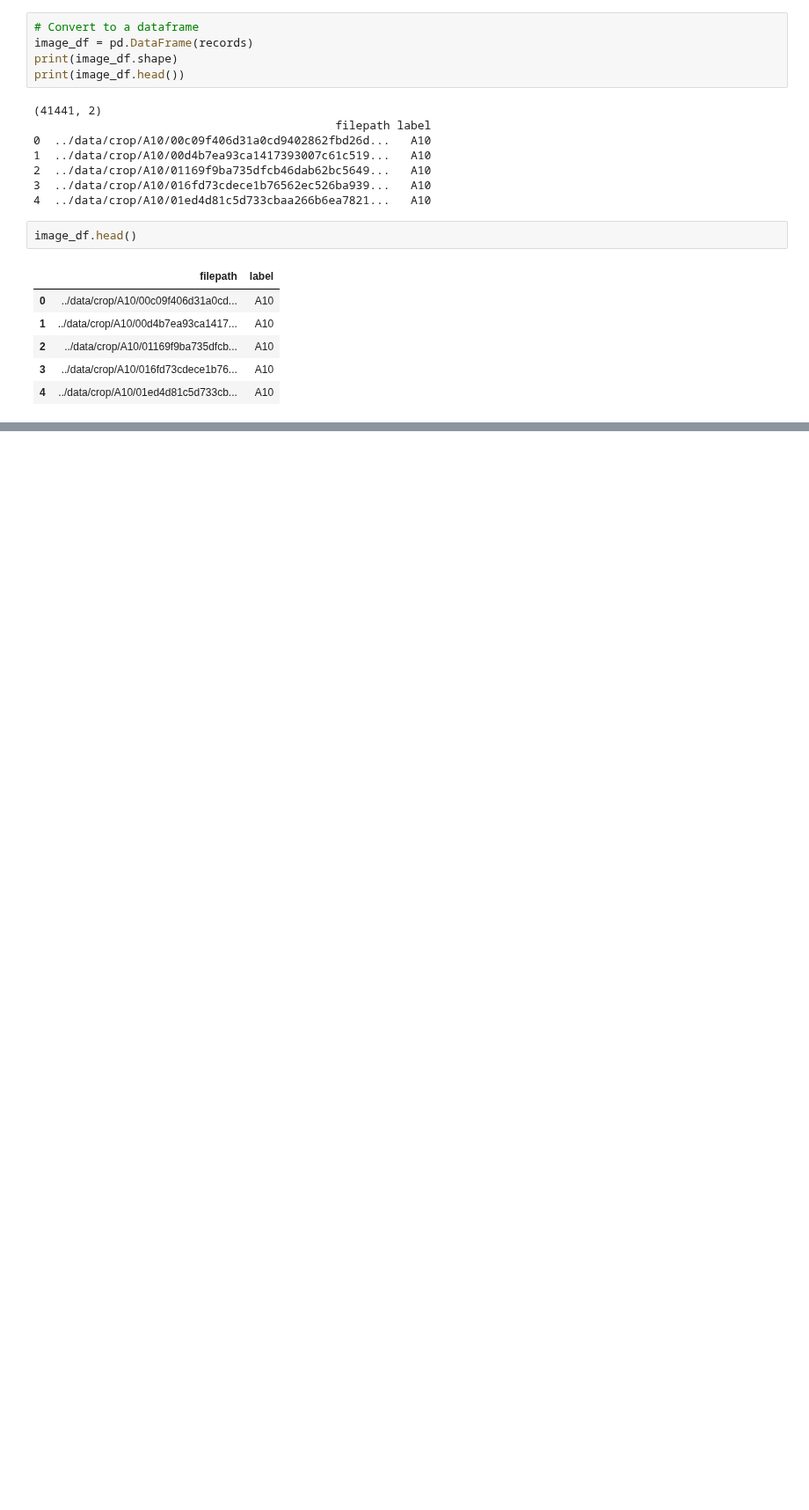
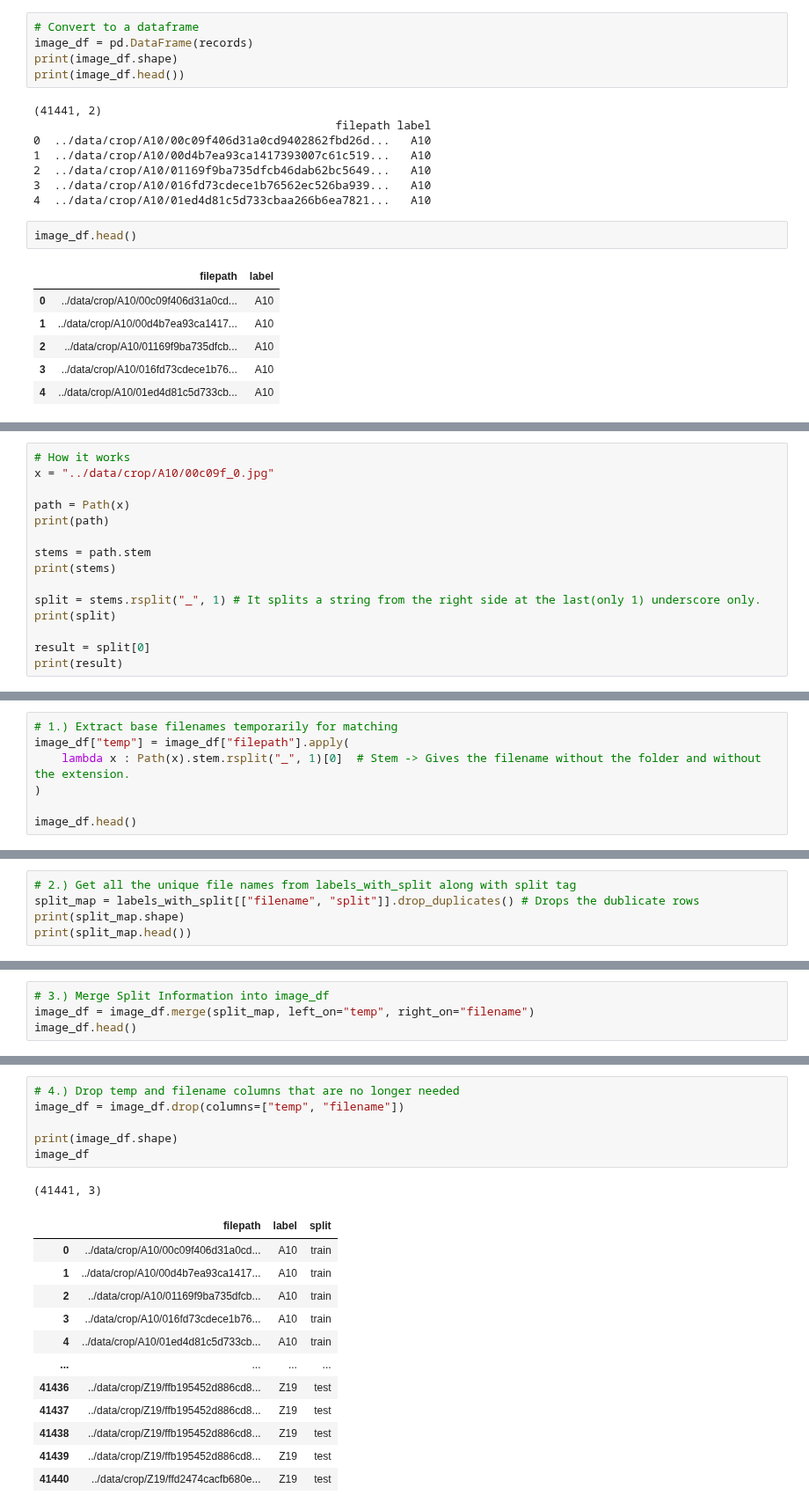
Before and after one commit to Eakempreet/ATAS_Project, a Jupyter notebook: notebooks/01_aircraft_classifier.ipynb, the cells around one changed output, grey strips where cells are left out. Shown at 88% size. Saved outputs shown, nothing was run; the diff lists cells and outputs as text; blank space fills up the shorter version.

```diff
--- a/notebooks/01_aircraft_classifier.ipynb
+++ b/notebooks/01_aircraft_classifier.ipynb
@@ -391,0 +433,15 @@ Now we need to add the split column from the original CSV (`label_with_split`).
+# %%
+# How it works
+x = "../data/crop/A10/00c09f_0.jpg"
+
+path = Path(x)
+print(path)
+
+stems = path.stem
+print(stems)
+
+split = stems.rsplit("_", 1) # It splits a string from the right side at the last(only 1) underscore only.
+print(split)
+
+result = split[0]
+print(result)
@@ -391,0 +453,7 @@ Now we need to add the split column from the original CSV (`label_with_split`).
+# %%
+# 1.) Extract base filenames temporarily for matching
+image_df["temp"] = image_df["filepath"].apply(
+    lambda x : Path(x).stem.rsplit("_", 1)[0]  # Stem -> Gives the filename without the folder and without the extension.
+)
+
+image_df.head()
@@ -391,0 +467,5 @@ Now we need to add the split column from the original CSV (`label_with_split`).
+# %%
+# 2.) Get all the unique file names from labels_with_split along with split tag
+split_map = labels_with_split[["filename", "split"]].drop_duplicates() # Drops the dublicate rows
+print(split_map.shape)
+print(split_map.head())
@@ -391,0 +508,4 @@ Now we need to add the split column from the original CSV (`label_with_split`).
+# %%
+# 3.) Merge Split Information into image_df
+image_df = image_df.merge(split_map, left_on="temp", right_on="filename")
+image_df.head()
@@ -391,0 +545,20 @@ Now we need to add the split column from the original CSV (`label_with_split`).
+# %%
+# 4.) Drop temp and filename columns that are no longer needed
+image_df = image_df.drop(columns=["temp", "filename"])
+
+print(image_df.shape)
+image_df
+# %% [output]
+(41441, 3)
+|  | filepath | label | split |
+| 0 | ../data/crop/A10/00c09f406d31a0cd... | A10 | train |
+| 1 | ../data/crop/A10/00d4b7ea93ca1417... | A10 | train |
+| 2 | ../data/crop/A10/01169f9ba735dfcb... | A10 | train |
+| 3 | ../data/crop/A10/016fd73cdece1b76... | A10 | train |
+| 4 | ../data/crop/A10/01ed4d81c5d733cb... | A10 | train |
+| ... | ... | ... | ... |
+| 41436 | ../data/crop/Z19/ffb195452d886cd8... | Z19 | test |
+| 41437 | ../data/crop/Z19/ffb195452d886cd8... | Z19 | test |
+| 41438 | ../data/crop/Z19/ffb195452d886cd8... | Z19 | test |
+| 41439 | ../data/crop/Z19/ffb195452d886cd8... | Z19 | test |
+| 41440 | ../data/crop/Z19/ffd2474cacfb680e... | Z19 | test |
```
Also changed, not shown: parts of 29 cells of this notebook, 1 other file.
